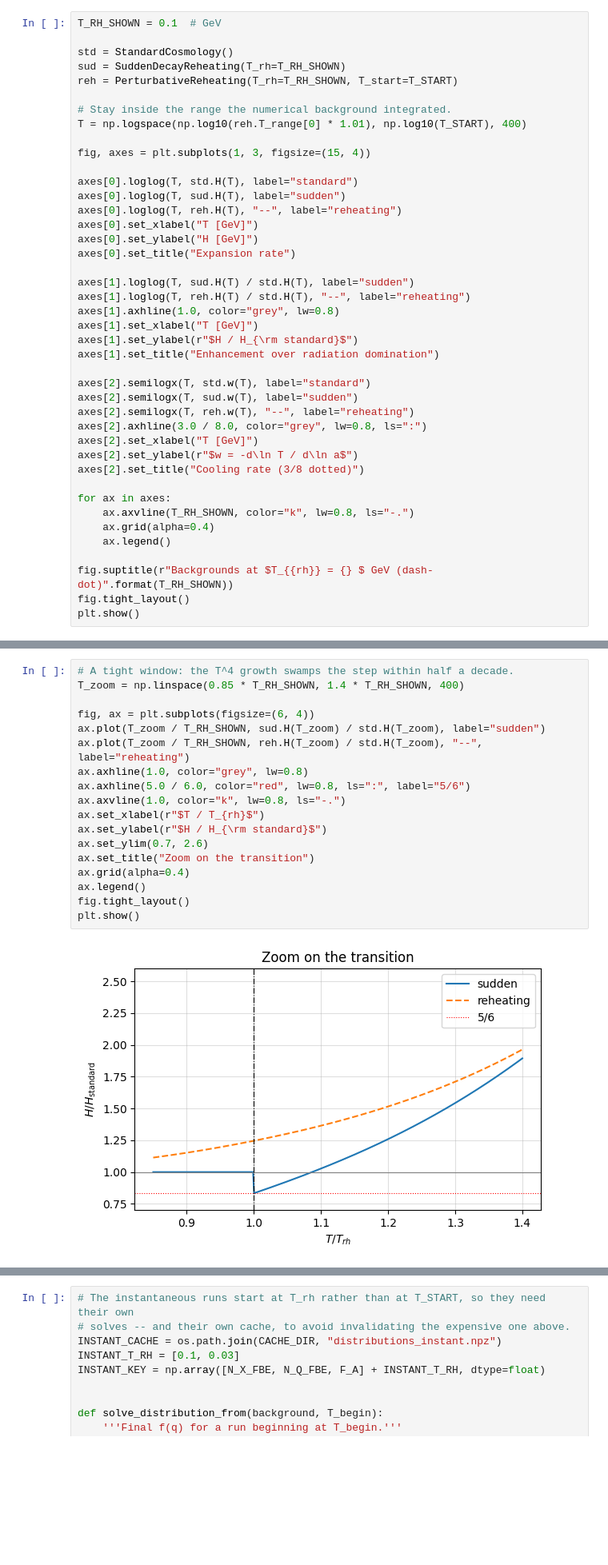
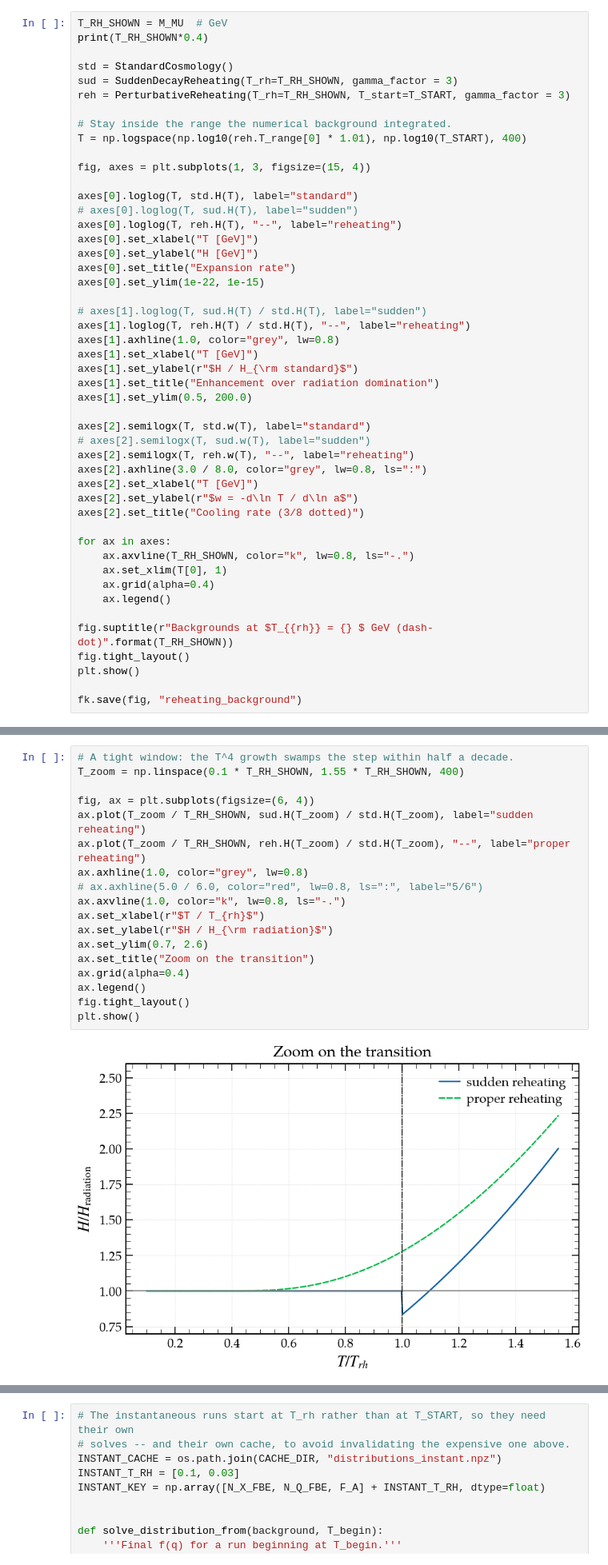
Before and after one commit to adam-gomulka/PyBolt, a Jupyter notebook: Background_comparison.ipynb, the cells around one changed output, grey strips where cells are left out. Shown at 80% size. Cells and saved outputs as stored; diff of their text form; blank space fills up the shorter version.

Commit message:
docs: compare axion spectra across reheating backgrounds
Co-Authored-By: Claude Opus 5 <noreply@anthropic.com>

```diff
--- a/Background_comparison.ipynb
+++ b/Background_comparison.ipynb
@@ -32,9 +66,10 @@ T_start    105.6500 GeV
 # %%
-T_RH_SHOWN = 0.1  # GeV
+T_RH_SHOWN = M_MU  # GeV
+print(T_RH_SHOWN*0.4)
 
 std = StandardCosmology()
-sud = SuddenDecayReheating(T_rh=T_RH_SHOWN)
-reh = PerturbativeReheating(T_rh=T_RH_SHOWN, T_start=T_START)
+sud = SuddenDecayReheating(T_rh=T_RH_SHOWN, gamma_factor = 3)
+reh = PerturbativeReheating(T_rh=T_RH_SHOWN, T_start=T_START, gamma_factor = 3)
 
 # Stay inside the range the numerical background integrated.
 T = np.logspace(np.log10(reh.T_range[0] * 1.01), np.log10(T_START), 400)
@@ -42,21 +77,23 @@ T = np.logspace(np.log10(reh.T_range[0] * 1.01), np.log10(T_START), 400)
 fig, axes = plt.subplots(1, 3, figsize=(15, 4))
 
 axes[0].loglog(T, std.H(T), label="standard")
-axes[0].loglog(T, sud.H(T), label="sudden")
+# axes[0].loglog(T, sud.H(T), label="sudden")
 axes[0].loglog(T, reh.H(T), "--", label="reheating")
 axes[0].set_xlabel("T [GeV]")
 axes[0].set_ylabel("H [GeV]")
 axes[0].set_title("Expansion rate")
+axes[0].set_ylim(1e-22, 1e-15)
 
-axes[1].loglog(T, sud.H(T) / std.H(T), label="sudden")
+# axes[1].loglog(T, sud.H(T) / std.H(T), label="sudden")
 axes[1].loglog(T, reh.H(T) / std.H(T), "--", label="reheating")
 axes[1].axhline(1.0, color="grey", lw=0.8)
 axes[1].set_xlabel("T [GeV]")
 axes[1].set_ylabel(r"$H / H_{\rm standard}$")
 axes[1].set_title("Enhancement over radiation domination")
+axes[1].set_ylim(0.5, 200.0)
 
 axes[2].semilogx(T, std.w(T), label="standard")
-axes[2].semilogx(T, sud.w(T), label="sudden")
+# axes[2].semilogx(T, sud.w(T), label="sudden")
 axes[2].semilogx(T, reh.w(T), "--", label="reheating")
 axes[2].axhline(3.0 / 8.0, color="grey", lw=0.8, ls=":")
 axes[2].set_xlabel("T [GeV]")
@@ -65,10 +102,13 @@ axes[2].set_title("Cooling rate (3/8 dotted)")
 
 for ax in axes:
     ax.axvline(T_RH_SHOWN, color="k", lw=0.8, ls="-.")
+    ax.set_xlim(T[0], 1)
     ax.grid(alpha=0.4)
     ax.legend()
 
 fig.suptitle(r"Backgrounds at $T_{{rh}} = {} $ GeV (dash-dot)".format(T_RH_SHOWN))
 fig.tight_layout()
 plt.show()
+
+fk.save(fig, "reheating_background")
 # %% [output]
@@ -78,21 +145,21 @@ The enhancement reaches $10^6$ by the top of the range, which is the whole point
 # %%
 # A tight window: the T^4 growth swamps the step within half a decade.
-T_zoom = np.linspace(0.85 * T_RH_SHOWN, 1.4 * T_RH_SHOWN, 400)
+T_zoom = np.linspace(0.1 * T_RH_SHOWN, 1.55 * T_RH_SHOWN, 400)
 
 fig, ax = plt.subplots(figsize=(6, 4))
-ax.plot(T_zoom / T_RH_SHOWN, sud.H(T_zoom) / std.H(T_zoom), label="sudden")
-ax.plot(T_zoom / T_RH_SHOWN, reh.H(T_zoom) / std.H(T_zoom), "--", label="reheating")
+ax.plot(T_zoom / T_RH_SHOWN, sud.H(T_zoom) / std.H(T_zoom), label="sudden reheating")
+ax.plot(T_zoom / T_RH_SHOWN, reh.H(T_zoom) / std.H(T_zoom), "--", label="proper reheating")
 ax.axhline(1.0, color="grey", lw=0.8)
-ax.axhline(5.0 / 6.0, color="red", lw=0.8, ls=":", label="5/6")
+# ax.axhline(5.0 / 6.0, color="red", lw=0.8, ls=":", label="5/6")
 ax.axvline(1.0, color="k", lw=0.8, ls="-.")
 ax.set_xlabel(r"$T / T_{rh}$")
-ax.set_ylabel(r"$H / H_{\rm standard}$")
+ax.set_ylabel(r"$H / H_{\rm radiation}$")
 ax.set_ylim(0.7, 2.6)
 ax.set_title("Zoom on the transition")
 ax.grid(alpha=0.4)
 ax.legend()
 fig.tight_layout()
 plt.show()
 # %% [output]
-[figure, old version]
+[figure, new version]
 # %% [markdown]
```
Also changed, not shown: parts of 17 cells of this notebook.
